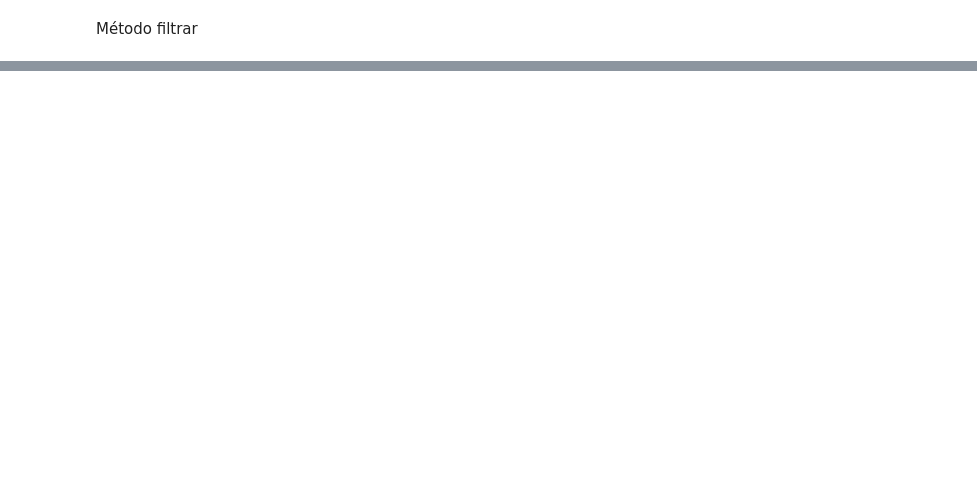
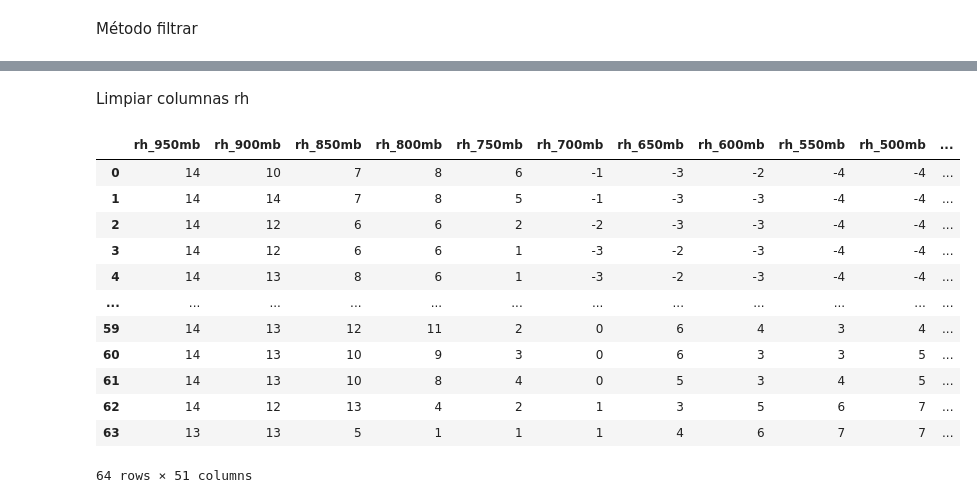
Before and after one commit to XimenaPTM/EDA-Limpieza-ETL-Adalab-promoC-mod2, a Jupyter notebook: 3. ETL/Mod2-2-ETL3.ipynb, the cells around one changed output, grey strips where cells are left out. Cells and saved outputs as stored; diff of their text form; code cells hidden in the pictures; blank space fills up the shorter version.

```diff
--- a/3. ETL/Mod2-2-ETL3.ipynb
+++ b/3. ETL/Mod2-2-ETL3.ipynb
@@ -248,0 +375,45 @@ api
+# %% [markdown]
+Limpiar columnas rh
+# %%
+def limpiar_columna_rh (nombre_archivo):
+
+    df4 = pd.read_csv(nombre_archivo)
+
+    df4.reset_index()
+
+    df4['rh_profile']= df4['rh_profile'].apply(ast.literal_eval)
+
+    z = df4['rh_profile'].apply(pd.Series)
+    z.head()
+
+    # Por eso empezamos con un for para iterar por cada una de las columnas.
+    for i in range(len(z.columns)):
+
+        # aplicamos el apply,extraemos el valore de la key "layer" y lo almacenamos en una variable que convertimos a string
+        nombre = "rh_" + str(z[i].apply(pd.Series)["layer"][0])
+
+        # hacemos lo mismo con una variable que se llame valores para "guardar" los valores de la celda
+        valores = list(z[i].apply(pd.Series)["rh"] )
+
+        # usamos el método insert de los dataframes para ir añadiendo esta información a el dataframe con la información del clima.
+        df4.insert(i, nombre, valores)
+
+        df4.to_csv("files/5.clima_wind_rh.csv")
+
+    return df4
+# %%
+limpiar_columna_rh ("files/4.clima_wind.csv")
+# %% [output]
+|  | rh_950mb | rh_900mb | rh_850mb | rh_800mb | rh_750mb | rh_700mb | rh_650mb | rh_600mb | rh_550mb | rh_500mb | ... |
+| 0 | 14 | 10 | 7 | 8 | 6 | -1 | -3 | -2 | -4 | -4 | ... |
+| 1 | 14 | 14 | 7 | 8 | 5 | -1 | -3 | -3 | -4 | -4 | ... |
+| 2 | 14 | 12 | 6 | 6 | 2 | -2 | -3 | -3 | -4 | -4 | ... |
+| 3 | 14 | 12 | 6 | 6 | 1 | -3 | -2 | -3 | -4 | -4 | ... |
+| 4 | 14 | 13 | 8 | 6 | 1 | -3 | -2 | -3 | -4 | -4 | ... |
+| ... | ... | ... | ... | ... | ... | ... | ... | ... | ... | ... | ... |
+| 59 | 14 | 13 | 12 | 11 | 2 | 0 | 6 | 4 | 3 | 4 | ... |
+| 60 | 14 | 13 | 10 | 9 | 3 | 0 | 6 | 3 | 3 | 5 | ... |
+| 61 | 14 | 13 | 10 | 8 | 4 | 0 | 5 | 3 | 4 | 5 | ... |
+| 62 | 14 | 12 | 13 | 4 | 2 | 1 | 3 | 5 | 6 | 7 | ... |
+| 63 | 13 | 13 | 5 | 1 | 1 | 1 | 4 | 6 | 7 | 7 | ... |
+64 rows × 51 columns
```
Also changed, not shown: parts of 33 cells of this notebook, 5 other files.
